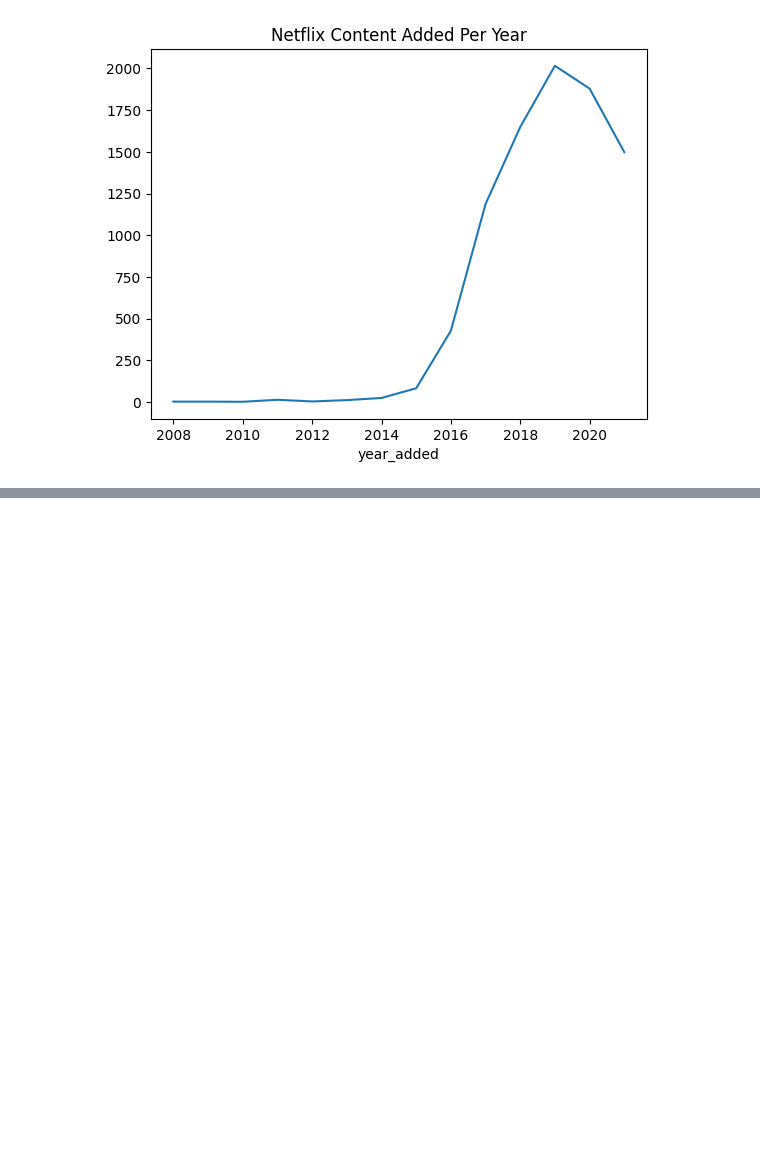
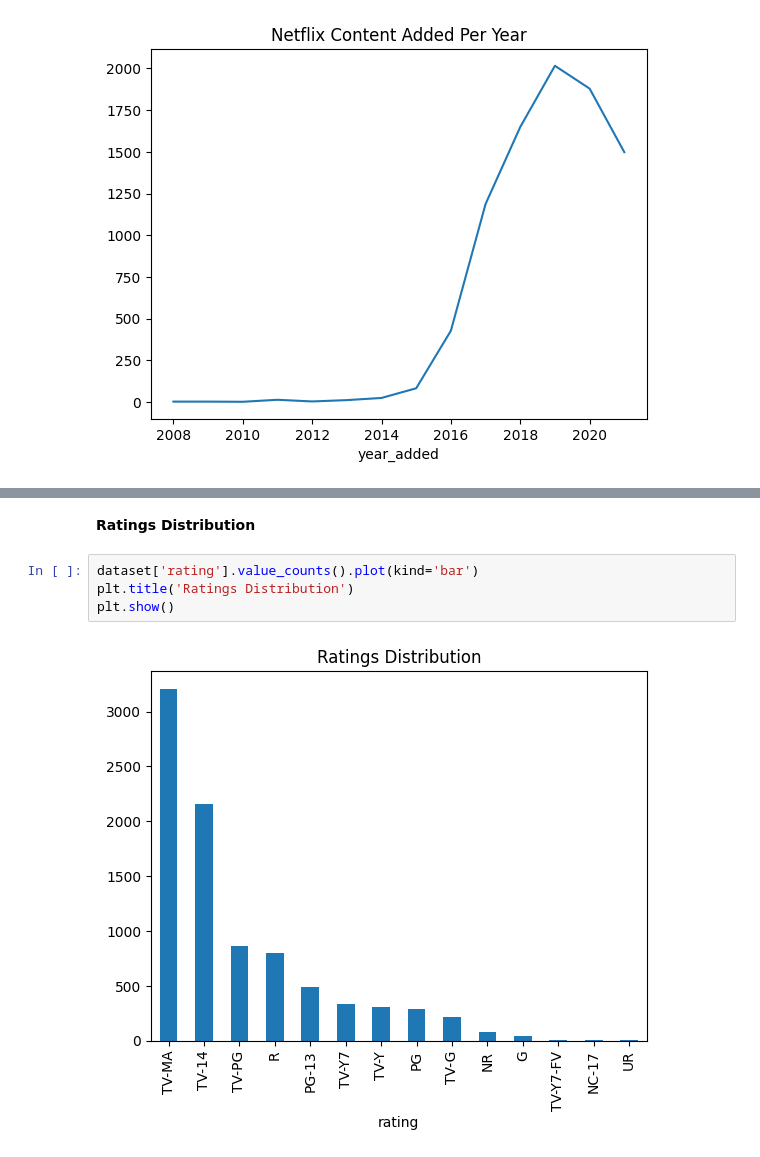
Before and after one commit to Vinaya-Busam/BNM-Tech-Solutions---Data-Cleaning-Analysis, a Jupyter notebook: Data_Cleaning_&_Analysis.ipynb, the cells around one changed output, grey strips where cells are left out. Drawn from its saved outputs; the diff is of its cells as text; blank space fills up the shorter version.

```diff
--- a/Data_Cleaning_&_Analysis.ipynb
+++ b/Data_Cleaning_&_Analysis.ipynb
@@ -292,0 +301,8 @@ plt.show()
+# %% [markdown]
+**Ratings Distribution**
+# %%
+dataset['rating'].value_counts().plot(kind='bar')
+plt.title('Ratings Distribution')
+plt.show()
+# %% [output]
+[figure, added]
```
Also changed, not shown: parts of 2 cells of this notebook.
